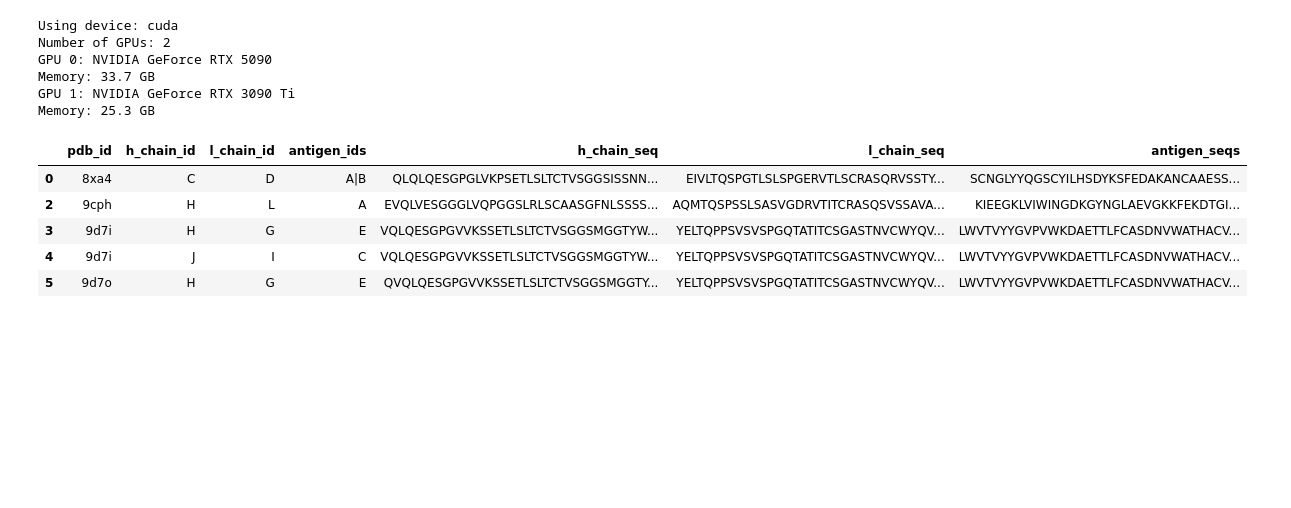
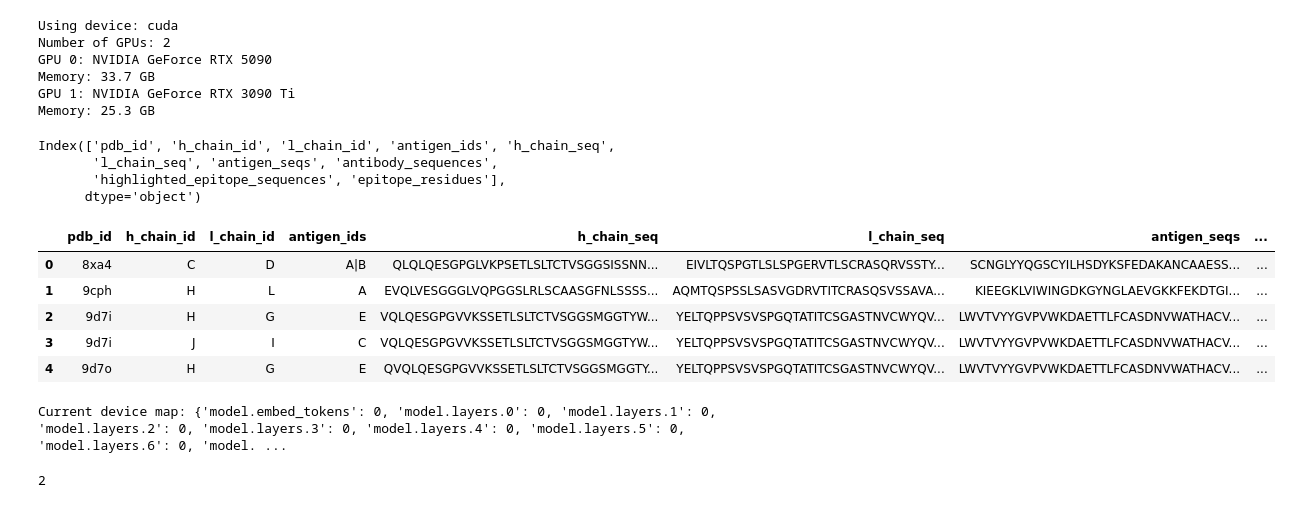
Before and after one commit to silicobio/peleke, a Jupyter notebook: scripts/finetune.ipynb, the cells around one changed output. Cells and saved outputs as stored; diff of their text form; code cells hidden in the pictures; blank space fills up the shorter version.

```diff
--- a/scripts/finetune.ipynb
+++ b/scripts/finetune.ipynb
@@ -31,15 +42,22 @@ Memory: 25.3 GB
 # %%
 ## Load dataset
-df = pd.read_csv("../data/sabdab/sabdab_sequences.csv")
+df = pd.read_csv("../data/sabdab/sabdab_training_dataset.csv")
 
-## Remove rows with missing sequences
-df = df.dropna(subset=['h_chain_seq', 'l_chain_seq', 'antigen_seqs'])
-
-df.head()
+df.columns
 # %% [output]
-|  | pdb_id | h_chain_id | l_chain_id | antigen_ids | h_chain_seq | l_chain_seq | antigen_seqs |
-| 0 | 8xa4 | C | D | A|B | QLQLQESGPGLVKPSETLSLTCTVSGGSISSNN... | EIVLTQSPGTLSLSPGERVTLSCRASQRVSSTY... | SCNGLYYQGSCYILHSDYKSFEDAKANCAAESS... |
-| 2 | 9cph | H | L | A | EVQLVESGGGLVQPGGSLRLSCAASGFNLSSSS... | AQMTQSPSSLSASVGDRVTITCRASQSVSSAVA... | KIEEGKLVIWINGDKGYNGLAEVGKKFEKDTGI... |
-| 3 | 9d7i | H | G | E | VQLQESGPGVVKSSETLSLTCTVSGGSMGGTYW... | YELTQPPSVSVSPGQTATITCSGASTNVCWYQV... | LWVTVYYGVPVWKDAETTLFCASDNVWATHACV... |
-| 4 | 9d7i | J | I | C | VQLQESGPGVVKSSETLSLTCTVSGGSMGGTYW... | YELTQPPSVSVSPGQTATITCSGASTNVCWYQV... | LWVTVYYGVPVWKDAETTLFCASDNVWATHACV... |
-| 5 | 9d7o | H | G | E | QVQLQESGPGVVKSSETLSLTCTVSGGSMGGTY... | YELTQPPSVSVSPGQTATITCSGASTNVCWYQV... | LWVTVYYGVPVWKDAETTLFCASDNVWATHACV... |
+Index(['pdb_id', 'h_chain_id', 'l_chain_id', 'antigen_ids', 'h_chain_seq',
+       'l_chain_seq', 'antigen_seqs', 'antibody_sequences',
+       'highlighted_epitope_sequences', 'epitope_residues'],
+      dtype='object')
+# %%
+## Remove rows with missing sequences
+df = df.dropna(subset=['h_chain_seq', 'l_chain_seq', 'antigen_seqs', 'highlighted_epitope_sequences'])
+
+df.head()
+# %% [output]
+|  | pdb_id | h_chain_id | l_chain_id | antigen_ids | h_chain_seq | l_chain_seq | antigen_seqs | ... |
+| 0 | 8xa4 | C | D | A|B | QLQLQESGPGLVKPSETLSLTCTVSGGSISSNN... | EIVLTQSPGTLSLSPGERVTLSCRASQRVSSTY... | SCNGLYYQGSCYILHSDYKSFEDAKANCAAESS... | ... |
+| 1 | 9cph | H | L | A | EVQLVESGGGLVQPGGSLRLSCAASGFNLSSSS... | AQMTQSPSSLSASVGDRVTITCRASQSVSSAVA... | KIEEGKLVIWINGDKGYNGLAEVGKKFEKDTGI... | ... |
+| 2 | 9d7i | H | G | E | VQLQESGPGVVKSSETLSLTCTVSGGSMGGTYW... | YELTQPPSVSVSPGQTATITCSGASTNVCWYQV... | LWVTVYYGVPVWKDAETTLFCASDNVWATHACV... | ... |
+| 3 | 9d7i | J | I | C | VQLQESGPGVVKSSETLSLTCTVSGGSMGGTYW... | YELTQPPSVSVSPGQTATITCSGASTNVCWYQV... | LWVTVYYGVPVWKDAETTLFCASDNVWATHACV... | ... |
+| 4 | 9d7o | H | G | E | QVQLQESGPGVVKSSETLSLTCTVSGGSMGGTY... | YELTQPPSVSVSPGQTATITCSGASTNVCWYQV... | LWVTVYYGVPVWKDAETTLFCASDNVWATHACV... | ... |
@@ -46 +119,12 @@ df.head()
+# %%
+# Check current device mapping
+print("Current device map:", model.hf_device_map)
+# %% [output]
+Current device map: {'model.embed_tokens': 0, 'model.layers.0': 0, 'model.layers.1': 0, 'model.layers.2': 0, 'model.layers.3': 0, 'model.layers.4': 0, 'model.layers.5': 0, 'model.layers.6': 0, 'model. ...
+# %%
+# Add epitope tokens
+epitope_tokens = ["<epi>", "</epi>"]
+tokenizer.add_special_tokens({"additional_special_tokens": epitope_tokens})
+# %% [output]
+2
 # %%
```
Also changed, not shown: parts of 30 cells of this notebook.
